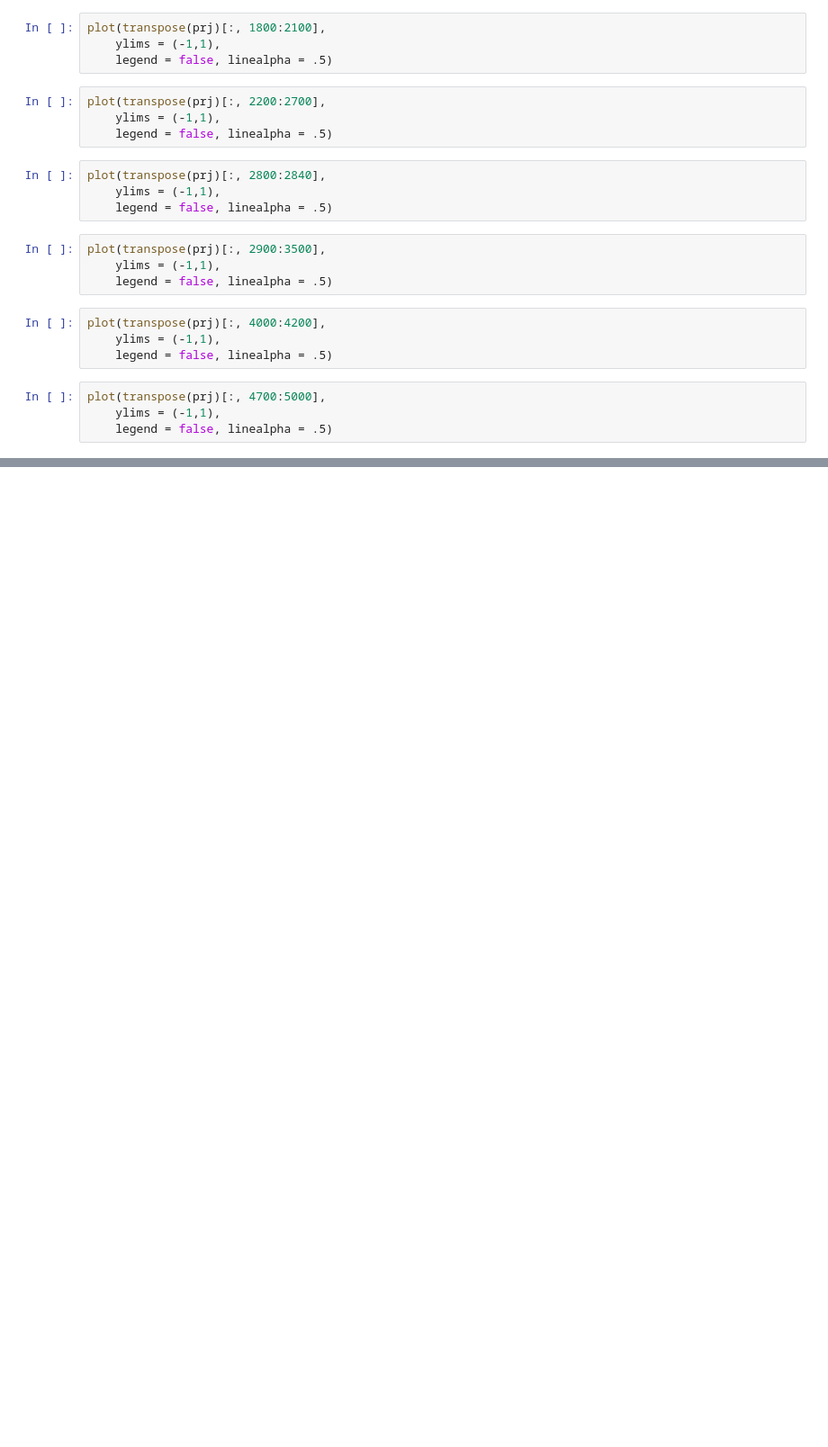
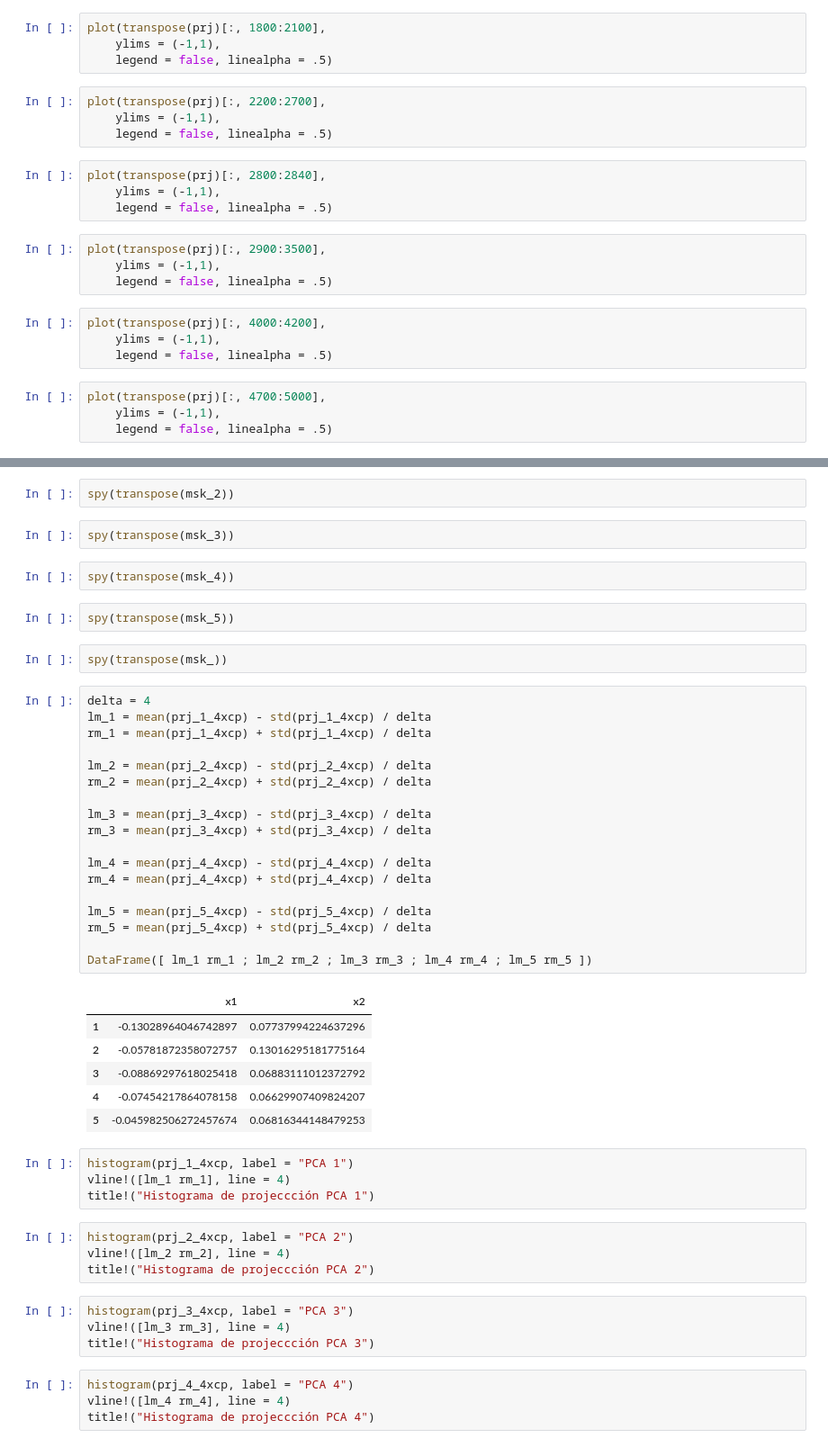
Before and after one commit to pgbarletta/reold_lbp, a Jupyter notebook: src/vgv3_4xcp.ipynb, the cells around one changed output, grey strips where cells are left out. Shown at 90% size. Saved outputs shown, nothing was run; the diff lists cells and outputs as text; blank space fills up the shorter version.

```diff
--- a/src/vgv3_4xcp.ipynb
+++ b/src/vgv3_4xcp.ipynb
@@ -492,0 +507,51 @@ spy(msk_12 .& msk_13 .& msk_14 .& msk_15)
+# %%
+spy(transpose(msk_2))
+# %%
+spy(transpose(msk_3))
+# %%
+spy(transpose(msk_4))
+# %%
+spy(transpose(msk_5))
+# %%
+spy(transpose(msk_))
+# %%
+delta = 4
+lm_1 = mean(prj_1_4xcp) - std(prj_1_4xcp) / delta
+rm_1 = mean(prj_1_4xcp) + std(prj_1_4xcp) / delta
+
+lm_2 = mean(prj_2_4xcp) - std(prj_2_4xcp) / delta
+rm_2 = mean(prj_2_4xcp) + std(prj_2_4xcp) / delta
+
+lm_3 = mean(prj_3_4xcp) - std(prj_3_4xcp) / delta
+rm_3 = mean(prj_3_4xcp) + std(prj_3_4xcp) / delta
+
+lm_4 = mean(prj_4_4xcp) - std(prj_4_4xcp) / delta
+rm_4 = mean(prj_4_4xcp) + std(prj_4_4xcp) / delta
+
+lm_5 = mean(prj_5_4xcp) - std(prj_5_4xcp) / delta
+rm_5 = mean(prj_5_4xcp) + std(prj_5_4xcp) / delta
+
+DataFrame([ lm_1 rm_1 ; lm_2 rm_2 ; lm_3 rm_3 ; lm_4 rm_4 ; lm_5 rm_5 ])
+# %% [output]
+|  | x1 | x2 |
+| 1 | -0.13028964046742897 | 0.07737994224637296 |
+| 2 | -0.05781872358072757 | 0.13016295181775164 |
+| 3 | -0.08869297618025418 | 0.06883111012372792 |
+| 4 | -0.07454217864078158 | 0.06629907409824207 |
+| 5 | -0.045982506272457674 | 0.06816344148479253 |
+# %%
+histogram(prj_1_4xcp, label = "PCA 1")
+vline!([lm_1 rm_1], line = 4)
+title!("Histograma de projeccción PCA 1")
+# %%
+histogram(prj_2_4xcp, label = "PCA 2")
+vline!([lm_2 rm_2], line = 4)
+title!("Histograma de projeccción PCA 2")
+# %%
+histogram(prj_3_4xcp, label = "PCA 3")
+vline!([lm_3 rm_3], line = 4)
+title!("Histograma de projeccción PCA 3")
+# %%
+histogram(prj_4_4xcp, label = "PCA 4")
+vline!([lm_4 rm_4], line = 4)
+title!("Histograma de projeccción PCA 4")
```
Also changed, not shown: parts of 16 cells of this notebook.
